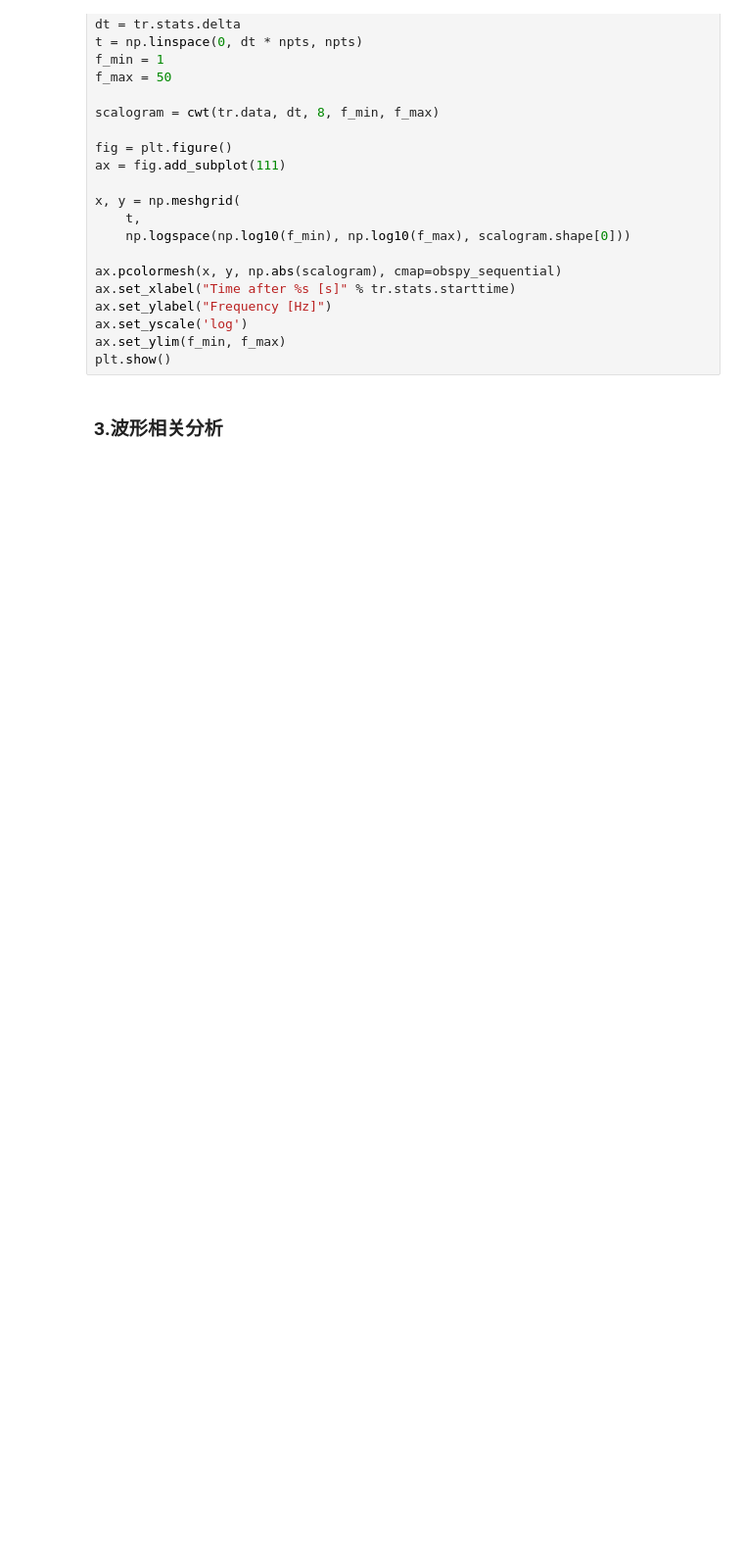
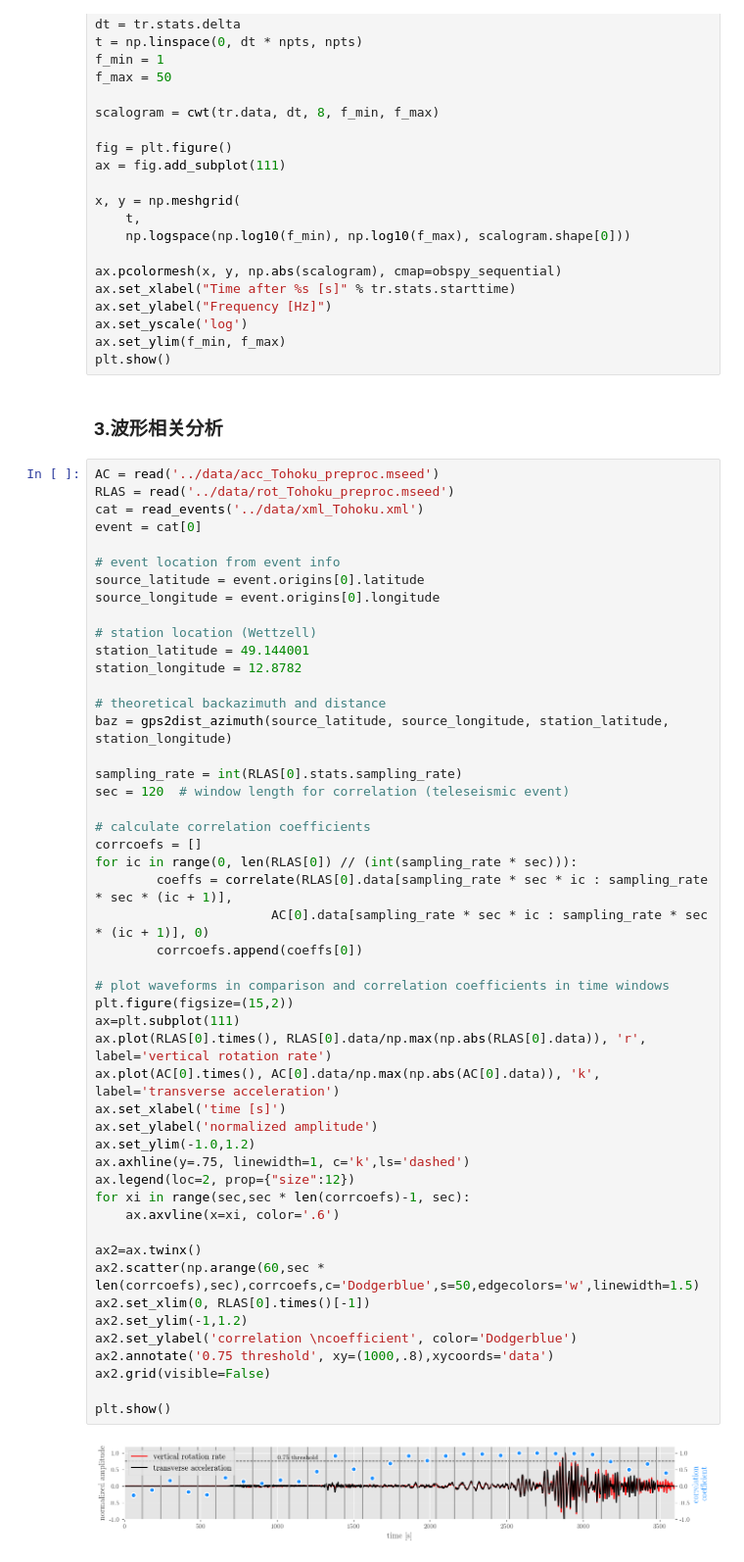
Before and after one commit to sssfeather/exerc, a Jupyter notebook: ipynb/ex_07_waveform_transform.ipynb, the cells around one changed output. Shown at 98% size. Cells and saved outputs as stored; diff of their text form; blank space fills up the shorter version.

```diff
--- a/ipynb/ex_07_waveform_transform.ipynb
+++ b/ipynb/ex_07_waveform_transform.ipynb
@@ -161,3 +164,54 @@ ax.set_ylim(f_min, f_max)
 plt.show()
 # %% [markdown]
 ### 3.波形相关分析
+# %%
+AC = read('../data/acc_Tohoku_preproc.mseed')
+RLAS = read('../data/rot_Tohoku_preproc.mseed')
+cat = read_events('../data/xml_Tohoku.xml')
+event = cat[0]
+
+# event location from event info
+source_latitude = event.origins[0].latitude
+source_longitude = event.origins[0].longitude
+
+# station location (Wettzell)
+station_latitude = 49.144001
+station_longitude = 12.8782
+
+# theoretical backazimuth and distance
+baz = gps2dist_azimuth(source_latitude, source_longitude, station_latitude, station_longitude)
+
+sampling_rate = int(RLAS[0].stats.sampling_rate)
+sec = 120  # window length for correlation (teleseismic event)
+
+# calculate correlation coefficients
+corrcoefs = []
+for ic in range(0, len(RLAS[0]) // (int(sampling_rate * sec))):
+        coeffs = correlate(RLAS[0].data[sampling_rate * sec * ic : sampling_rate * sec * (ic + 1)],
+                       AC[0].data[sampling_rate * sec * ic : sampling_rate * sec * (ic + 1)], 0)
+        corrcoefs.append(coeffs[0])
+
+# plot waveforms in comparison and correlation coefficients in time windows
+plt.figure(figsize=(15,2))
+ax=plt.subplot(111)
+ax.plot(RLAS[0].times(), RLAS[0].data/np.max(np.abs(RLAS[0].data)), 'r', label='vertical rotation rate')
+ax.plot(AC[0].times(), AC[0].data/np.max(np.abs(AC[0].data)), 'k', label='transverse acceleration')
+ax.set_xlabel('time [s]')
+ax.set_ylabel('normalized amplitude')
+ax.set_ylim(-1.0,1.2)
+ax.axhline(y=.75, linewidth=1, c='k',ls='dashed')
+ax.legend(loc=2, prop={"size":12})
+for xi in range(sec,sec * len(corrcoefs)-1, sec):
+    ax.axvline(x=xi, color='.6')
+
+ax2=ax.twinx()
+ax2.scatter(np.arange(60,sec * len(corrcoefs),sec),corrcoefs,c='Dodgerblue',s=50,edgecolors='w',linewidth=1.5)
+ax2.set_xlim(0, RLAS[0].times()[-1])
+ax2.set_ylim(-1,1.2)
+ax2.set_ylabel('correlation \ncoefficient', color='Dodgerblue')
+ax2.annotate('0.75 threshold', xy=(1000,.8),xycoords='data')
+ax2.grid(visible=False)
+
+plt.show()
+# %% [output]
+[figure, added]
```
Also changed, not shown: parts of 5 cells of this notebook, 24 other files.
